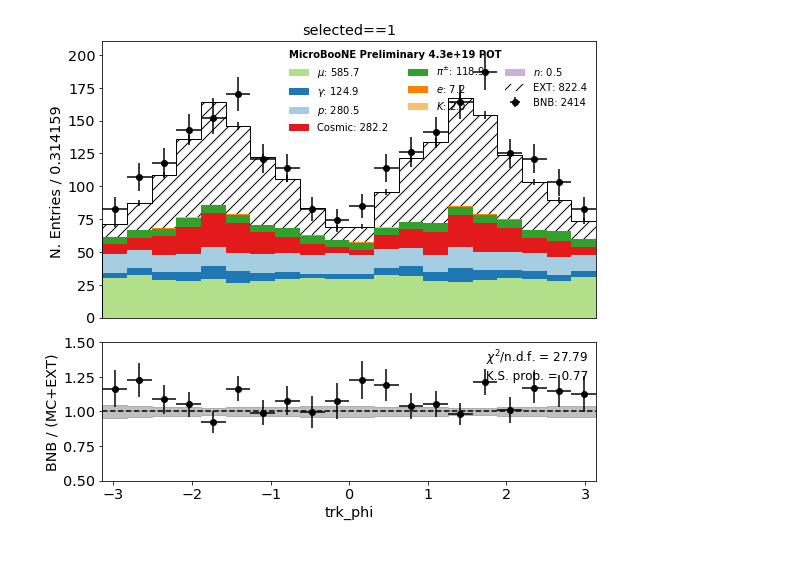
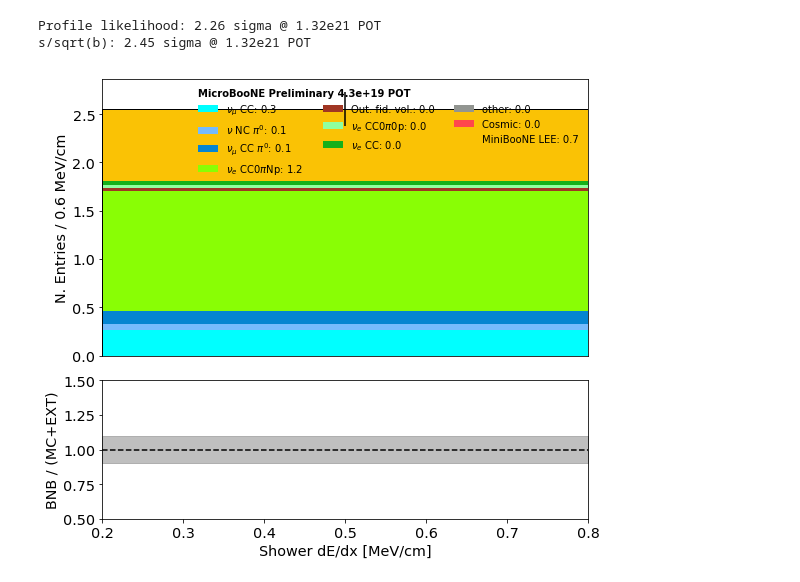
Before and after one commit to ubneutrinos/PELEE, a Jupyter notebook: Plotter.ipynb, the cells around one changed output. Cells and saved outputs as stored; diff of their text form; code cells hidden in the pictures; blank space fills up the shorter version.

Commit message:
New plots

```diff
--- a/Plotter.ipynb
+++ b/Plotter.ipynb
@@ -34,12 +35,14 @@ variables = [
     "slpdg", "trkshr_score_v", "backtracked_pdg", "shr_theta_v",
     "shr_pfp_id_v", "category", "shr_tkfit_dedx_Y", "trk_pfp_id",
     "shr_energy_tot", "trk_energy_tot", "shr_hits_tot", "ccnc", "trk_chipr",
-    "trk_bkt_pdg", "hits_ratio", "n_tracks_contained", "nslice", "npion",
+    "trk_bkt_pdg", "hits_ratio", "n_tracks_contained",
     "nproton", "nu_e", "n_showers_contained", "shr_distance", "trk_distance",
     "hits_y", "shr_pz", "shr_energy", "shr_dedx_U", "shr_dedx_V", "shr_phi", "trk_phi", "trk_theta",
     "shr_tkfit_dedx_U", "shr_tkfit_dedx_V", "run", "sub", "evt", "nproton", "trk_pid_chipr_v",
     "trk_len", "mc_pdg", "slnunhits", "slnhits", "shr_score", "trk_score", "trk_hits_tot",
-    "true_e_visible", "matched_E", "shr_bkt_E", "trk_bkt_E", "trk_energy", "tksh_distance", "tksh_angle"
+    "true_e_visible", "matched_E", "shr_bkt_E", "trk_bkt_E", "trk_energy", "tksh_distance", "tksh_angle",
+    "trk_chipr_best", "trk_chipr_worst", "trk_pida", "trk_chimu", "CosmicIP", "trk_bragg_p", "trk_bragg_mu",
+    "trk_bragg_mip"
 ]
 
 mc = mc.pandas.df(variables, flatten=False)
@@ -55,6 +58,8 @@ lee.loc[lee['category'] == 11, 'category'] = 111
 
 ext["shr_dedx_Y"] = ext["shr_dedx_Y"] * 1.042
 data["shr_dedx_Y"] = data["shr_dedx_Y"] * 1.042
+ext["shr_tkfit_dedx_Y"] = ext["shr_tkfit_dedx_Y"] * 1.042
+data["shr_tkfit_dedx_Y"] = data["shr_tkfit_dedx_Y"] * 1.042
 ext["shr_energy_tot"] = ext["shr_energy_tot"] * 1.042
 data["shr_energy_tot"] = data["shr_energy_tot"] * 1.042
 
@@ -136,8 +141,9 @@ samples = {
     "nue": nue,
     "data": data,
     "ext": ext,
-    "dirt": dirt
-}  #, "lee": lee}
+    "dirt": dirt,
+    "lee": lee
+}
 scaling = 1
 weights = {
     "mc": 0.032858 * 2 * scaling,
@@ -151,27 +157,35 @@ my_plotter = plotter.Plotter(samples, weights)
 # %%
 miniboone_bins = [
     0, 0.200, 0.300, 0.375, 0.475, 0.550, 0.675, 0.800, 0.950, 1.100, 1.300,
     1.500, 3.000
 ]
 
 # print(data.query("run == 5328 & evt == 1515")[["global_score"]].to_string(index=False))6
-score_cut = 0
+score_cut = 0.993
+from IPython.display import Markdown as md
+md(r"$\frac{\sigma}{\sqrt{b}} = %.2f$ " % my_plotter.significance)
 fig, ax1, ax2 = my_plotter.plot_variable(
-    "trk_phi",
-#     query="selected==1 & shr_energy/shr_energy_tot > 0.8 & hits_y > 100 & trk_chipr < 80 & shr_distance < 5 & trk_distance < 2.5 & selected==1 & pt/p < 0.9 & slpdg==12 & (shr_energy_tot+0.02)/0.8 > 0.06 & shr_tkfit_dedx_Y < 3.2 & shr_tkfit_dedx_Y > 0.5",
-    query="selected==1",# % score_cut,
-    kind="particle_pdg",
-#     title=r"True energy of matched particles [GeV]",
+    "nu_e",
+#     "(trk_bkt_E-trk_energy)/(trk_bkt_E)",
+#     "(shr_bkt_E-shr_energy)/(shr_bkt_E)",
+
+#     query="trk_chipr >= 0 & tksh_angle < 0.9 & -tksh_angle < 0.9 & hits_y > 60 & trk_chipr_worst < 80 & trk_chipr_best < 80 & n_showers_contained == 1 & selected==1 & shr_energy/shr_energy_tot > 0.8 & trk_chipr < 80 & shr_distance < 5 & trk_distance < 2.5 & selected==1 & slpdg==12 & (shr_energy_tot+0.02)/0.8 > 0.06 & shr_tkfit_dedx_Y < 3.2 & shr_tkfit_dedx_Y > 0.5",
+    query="selected==1 & global_score > %g" % score_cut,
+    kind="event_category",
+    title=r"Shower dE/dx [MeV/cm]",
 #     bins=miniboone_bins,
-    bins=20,
-    range=(-math.pi,math.pi)
+    bins=1,
+    range=(0.2,0.8)
 )
-# print(my_plotter.significance)
-# print(lee.query("category == 111 & selected==1 & shr_tkfit_dedx_Y > 4 & shr_distance < 2.5 & nu_e < 0.3 & trk_chipr < 80 & nproton > 0")[["run", "sub", "evt", "trk_len"]].to_string(index=False))
+# ax1.axvline(x=0, color="k")
+# print(samples["mc"].query("selected==1 & global_score > %g & reco_e > 0.2 & reco_e < 0.8 & category != 11" % score_cut)[["run","sub","evt","shr_score", "category", "trk_chipr"]])
+print("Profile likelihood: %.2f sigma @ 1.32e21 POT" % my_plotter.significance_likelihood)
+print("s/sqrt(b): %.2f sigma @ 1.32e21 POT" % my_plotter.significance)
 # ax1.set_ylim(2400,2500)
-# (0, 0.2, 0.4, 0.6, 0.9, 1.25, 1.9, 2.5)
 # ax1.set_yscale("log")
-# ax1.set_ylim(0,450)
+# ax1.set_ylim(0,4)
 fig.savefig("plots/spectrum.pdf")
 # %% [output]
+Profile likelihood: 2.26 sigma @ 1.32e21 POT
+s/sqrt(b): 2.45 sigma @ 1.32e21 POT
-[figure, old version]
+[figure, new version]
```
Also changed, not shown: parts of 1 cell of this notebook, 1 other file.
